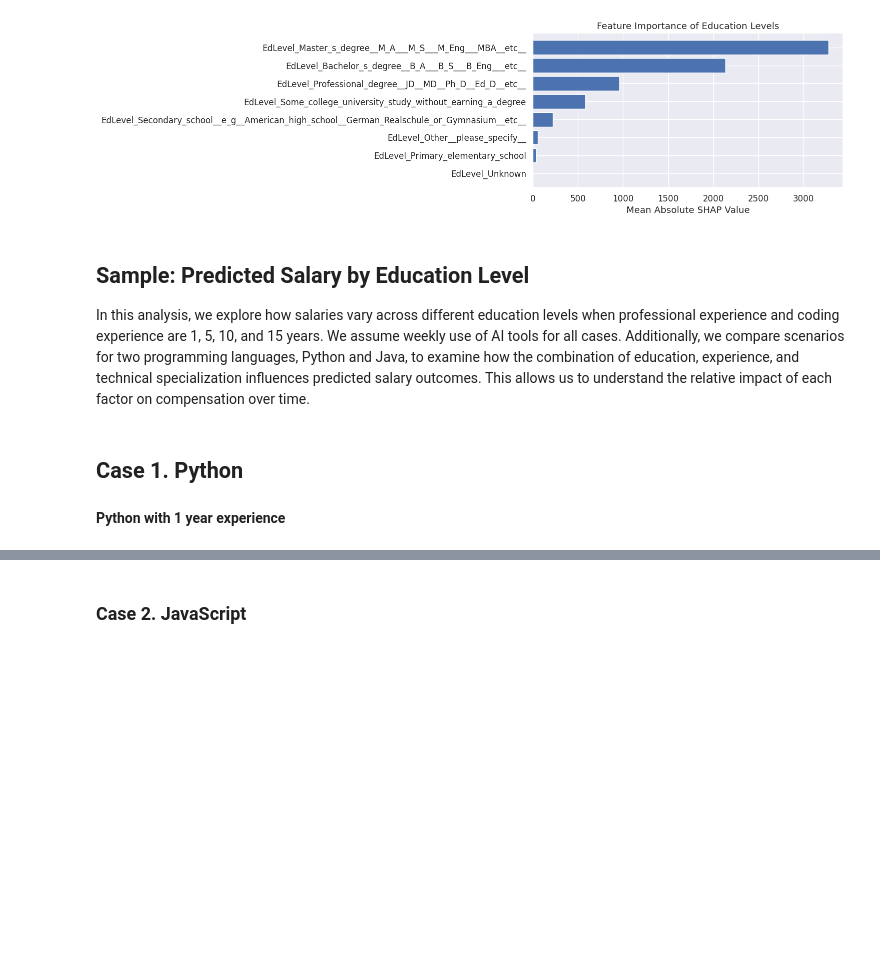
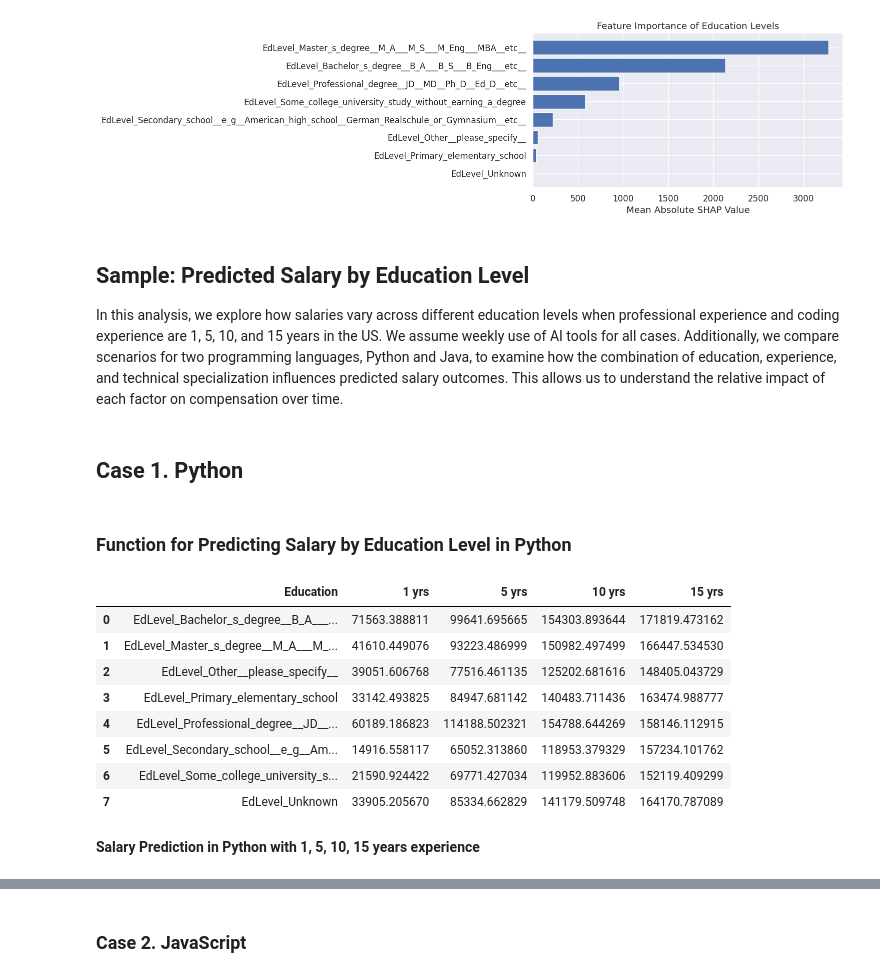
Before and after one commit to yukomath/Project_1, a Jupyter notebook: project.ipynb, the cells around one changed output, grey strips where cells are left out. Drawn from its saved outputs; the diff is of its cells as text; code cells hidden in the pictures; blank space fills up the shorter version.

```diff
--- a/project.ipynb
+++ b/project.ipynb
@@ -1179,6 +1179,8 @@ SHAP values for education features:
 
 ## **Sample: Predicted Salary by Education Level**
 
-In this analysis, we explore how salaries vary across different education levels when professional experience and coding experience are 1, 5, 10, and 15 years. We assume weekly use of AI tools for all cases. Additionally, we compare scenarios for two programming languages, Python and Java, to examine how the combination of education, experience, and technical specialization influences predicted salary outcomes. This allows us to understand the relative impact of each factor on compensation over time.
+In this analysis, we explore how salaries vary across different education levels when professional experience and coding experience are 1, 5, 10, and 15 years in the US. We assume weekly use of AI tools for all cases. Additionally, we compare scenarios for two programming languages, Python and Java, to examine how the combination of education, experience, and technical specialization influences predicted salary outcomes. This allows us to understand the relative impact of each factor on compensation over time.
 # %% [markdown]
 ## Case 1.  **Python**
+# %% [markdown]
+### **Function for Predicting Salary by Education Level in Python**
@@ -1185,2 +1256,64 @@ In this analysis, we explore how salaries vary across different education levels
+# %%
+import pandas as pd
+
+# --- Step 1: Define a function to predict multiple experience levels (Python skill) ---
+def predict_salary_multiple_experience_python(X_columns, experience_years=[1,5,10,15]):
+    """
+    Predict salaries for all education levels across multiple experience years,
+    assuming the developer has Python skill.
+
+    Parameters
+    ----------
+    X_columns : list
+        List of feature names used in training (X_train.columns).
+
+    experience_years : list
+        List of years of experience to predict (default [1, 5, 10, 15]).
+
+    Returns
+    -------
+    pandas.DataFrame
+        Table with Education levels as rows and experience years as columns.
+    """
+    salary_table = pd.DataFrame()  # Initialize empty DataFrame
+
+    for exp in experience_years:
+        # Base profile for current experience
+        base_features = {
+            "WorkExp": exp,
+            "YearsCode": exp,
+            "Country_United_States_of_America": 1,
+            "AISelect_Yes__I_use_AI_tools_weekly": 1
+        }
+
+        # Predict salaries for all education levels
+        df = predict_salary_by_education(
+            X_columns=X_columns,
+            base_features=base_features,
+            skill="Python"  # Python skill
+        )
+
+        # Add predicted salaries as a new column
+        salary_table[f"{exp} yrs"] = df['PredictedSalary']
+
+    # Add Education levels as the first column
+    salary_table.insert(0, "Education", df['Education'])
+    return salary_table
+
+# --- Step 2: Generate the table ---
+salary_python_df = predict_salary_multiple_experience_python(X_train.columns)
+
+# --- Step 3: Display the result as a table ---
+display(salary_python_df)
+# %% [output]
+|  | Education | 1 yrs | 5 yrs | 10 yrs | 15 yrs |
+| 0 | EdLevel_Bachelor_s_degree__B_A___... | 71563.388811 | 99641.695665 | 154303.893644 | 171819.473162 |
+| 1 | EdLevel_Master_s_degree__M_A___M_... | 41610.449076 | 93223.486999 | 150982.497499 | 166447.534530 |
+| 2 | EdLevel_Other__please_specify__ | 39051.606768 | 77516.461135 | 125202.681616 | 148405.043729 |
+| 3 | EdLevel_Primary_elementary_school | 33142.493825 | 84947.681142 | 140483.711436 | 163474.988777 |
+| 4 | EdLevel_Professional_degree__JD__... | 60189.186823 | 114188.502321 | 154788.644269 | 158146.112915 |
+| 5 | EdLevel_Secondary_school__e_g__Am... | 14916.558117 | 65052.313860 | 118953.379329 | 157234.101762 |
+| 6 | EdLevel_Some_college_university_s... | 21590.924422 | 69771.427034 | 119952.883606 | 152119.409299 |
+| 7 | EdLevel_Unknown | 33905.205670 | 85334.662829 | 141179.509748 | 164170.787089 |
 # %% [markdown]
-**Python with 1 year experience**
+**Salary Prediction in Python with 1, 5, 10, 15 years experience**
```
Also changed, not shown: parts of 28 cells of this notebook.
